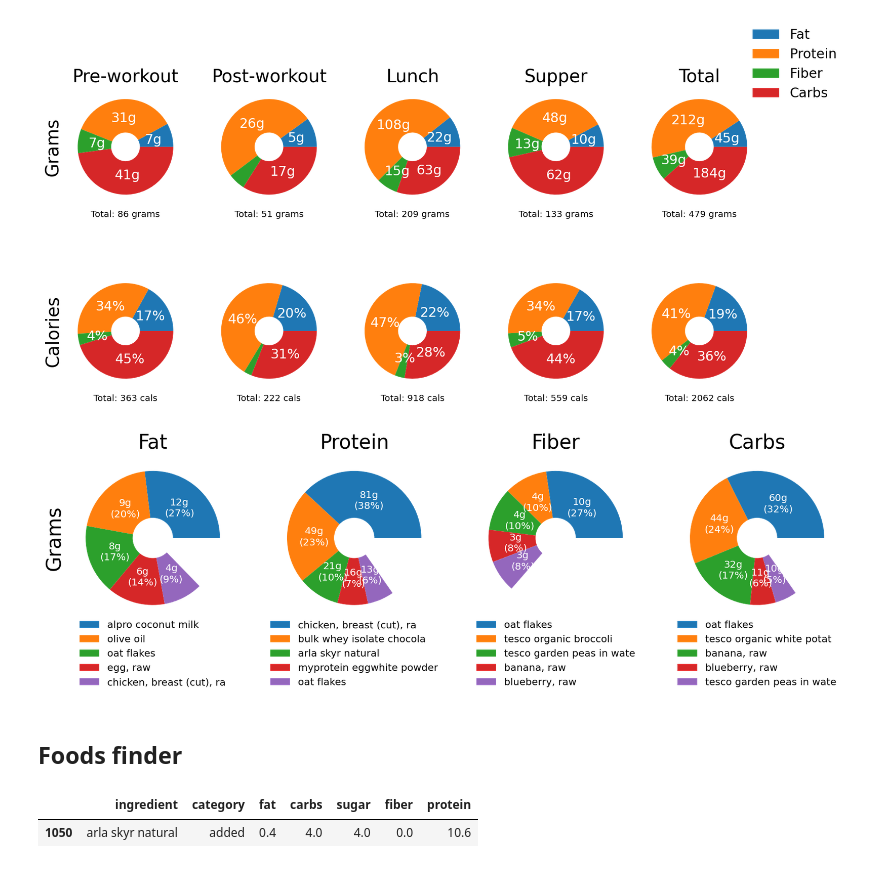
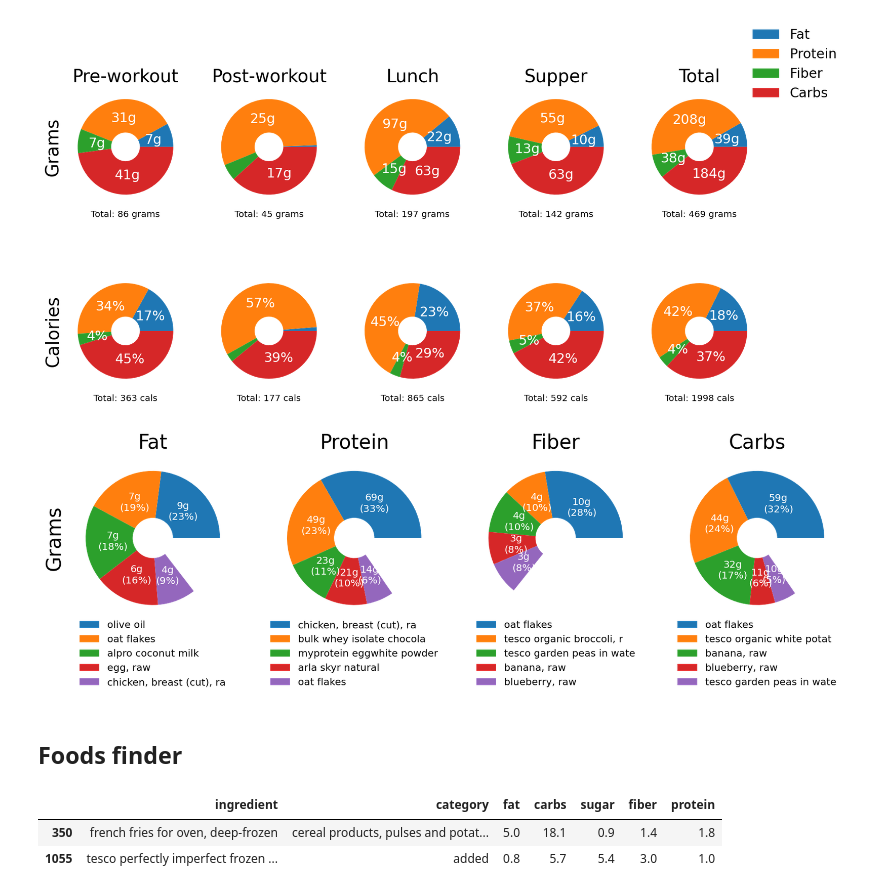
Before and after one commit to fabiangunzinger/food-tracker, a Jupyter notebook: dashboard.ipynb, the cells around one changed output. Drawn from its saved outputs; the diff is of its cells as text; code cells hidden in the pictures.

Commit message:
wk 36 meal

```diff
--- a/dashboard.ipynb
+++ b/dashboard.ipynb
@@ -20,14 +23,15 @@ foods = read_database()
 # %%
-meal_data = make_data(meals.sep1_2021, foods)
+meal_data = make_data(meals.sep5_2021, foods)
 meal_plots(meal_data)
 nuts_plots(meal_data)
 # %% [output]
-[figure, old version]
+[figure, new version]
-[figure, old version]
+[figure, new version]
 # %% [markdown]
 ## Foods finder
 # %%
-find_item('skyr', foods)
+find_item('frozen', foods)
 # %% [output]
 |  | ingredient | category | fat | carbs | sugar | fiber | protein |
-| 1050 | arla skyr natural | added | 0.4 | 4.0 | 4.0 | 0.0 | 10.6 |
+| 350 | french fries for oven, deep-frozen | cereal products, pulses and potat... | 5.0 | 18.1 | 0.9 | 1.4 | 1.8 |
+| 1055 | tesco perfectly imperfect frozen ... | added | 0.8 | 5.7 | 5.4 | 3.0 | 1.0 |
```
Also changed, not shown: parts of 1 cell of this notebook, 2 other files.
